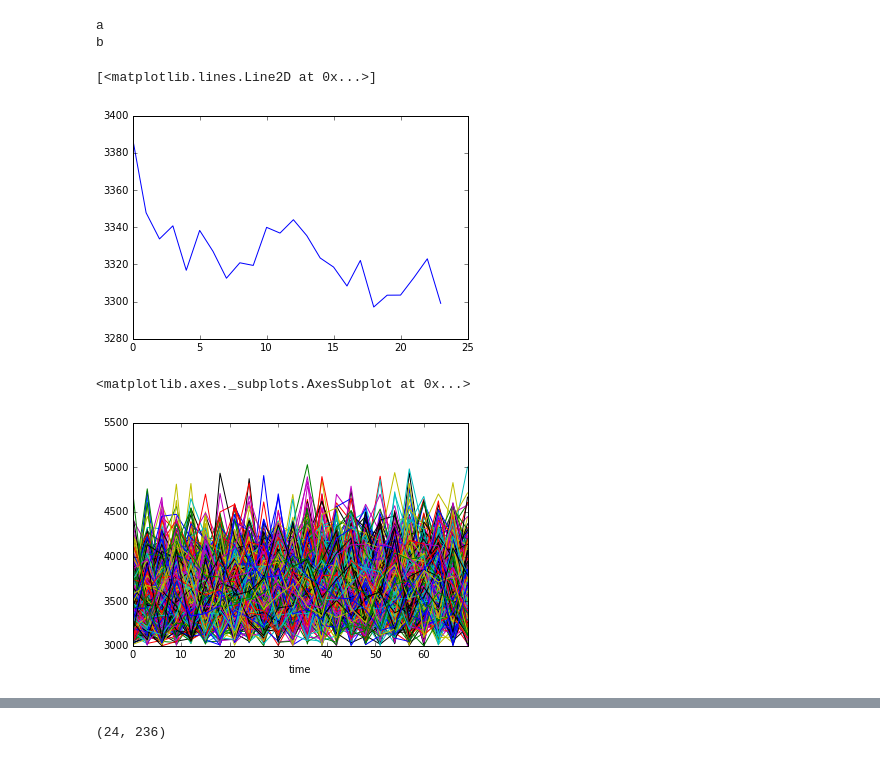
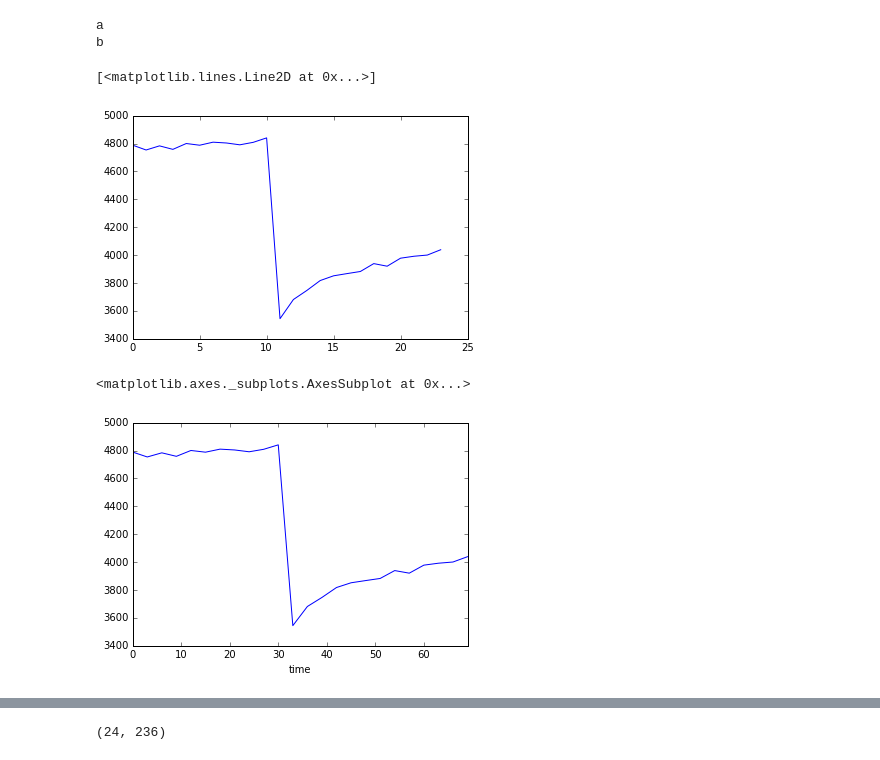
Before and after one commit to rraadd88/htsimaging, a Jupyter notebook: htsimaging/test_nd2kins.ipynb, the cells around one changed output, grey strips where cells are left out. Saved outputs shown, nothing was run; the diff lists cells and outputs as text; code cells hidden in the pictures.

Commit message:
no regions: mean of >3000 pixels

```diff
--- a/htsimaging/test_nd2kins.ipynb
+++ b/htsimaging/test_nd2kins.ipynb
@@ -412,7 +411,7 @@ def data_num_kin2ana(data_num_kin,wells,wells_b,wells_u): #num_type mode, mean,
     combo=pd.concat([info_genes_df,rateofrecov_per_smpi_df],axis=1)
     combo.to_csv("%s.combo" % (fh_xls))
 # %%
-fh_xls="/home/kclabws1/Documents/propro/writ/prjs/2_chem_chap_screens/data/yeast_gfp_half_life/data/160423_pbspbs_replicates/160423_pbspbs_replicates.xlsx"
+fh_xls="/home/kclabws1/Documents/propro/writ/prjs/2_chem_chap_screens/data/yeast_gfp_half_life/data/160309_sdsd_replicates/160309_sdsd_replicates.xlsx"
 # %%
 info=pd.read_excel(fh_xls,'info')
 info=info.set_index('varname')
@@ -452,7 +451,7 @@ data_num_kin=pd.DataFrame(columns=wells)
 data_num_kin.loc[:,'time']=time
 # %%
 # for well in wells:
-well="A02"
+well="K23"
 nd_fns=data_fns[well].dropna().unique()
 print "a"
 arr_list=nd2arr_list(nd_dh,nd_fns)
@@ -475,6 +474,18 @@ def arr_list_stb2kins(arr_list_stb,cut_off):
     kins=kins.loc[:, ~(kins < cut_off).any(axis=0)] #stitch
     kins['time']=np.array(range(len(arr_list)))*time_increment
     return kins
+# %%
+def arr_list_stb2kin(arr_list_stb,cut_off):
+    ## cut_off=3000
+    pre_bleach=arr_list_stb[0]
+    index=np.where(pre_bleach>cut_off)
+    kin=pd.DataFrame(columns=["time","mean"], index=range(len(arr_list_stb)))
+    for arri in range(len(arr_list_stb)):
+        arr=arr_list_stb[arri]
+        kin.loc[arri,"mean"]=np.mean(arr[index])
+        del arr
+    kin['time']=np.array(range(len(arr_list_stb)))*time_increment
+    return kin
 # %%
 means=[]
 # def arr_list_stb2kins(arr_list_stb,cut_off):
@@ -492,4 +503,4 @@ for arri in range(len(arr_list_stb)):
 plt.plot(means)
 # %% [output]
 [<matplotlib.lines.Line2D at 0x...>]
-[figure, old version]
+[figure, new version]
@@ -496,7 +509,7 @@ plt.plot(means)
 # %%
-kins=arr_list_stb2kins(arr_list_stb,cut_off)
+kin=arr_list_stb2kin(arr_list_stb,cut_off)
 # %%
-kins.plot(x="time",legend=False)
+kin.plot(x="time",legend=False)
 # %% [output]
 <matplotlib.axes._subplots.AxesSubplot at 0x...>
-[figure, old version]
+[figure, new version]
```
Also changed, not shown: parts of 4 cells of this notebook, 1 other file.
